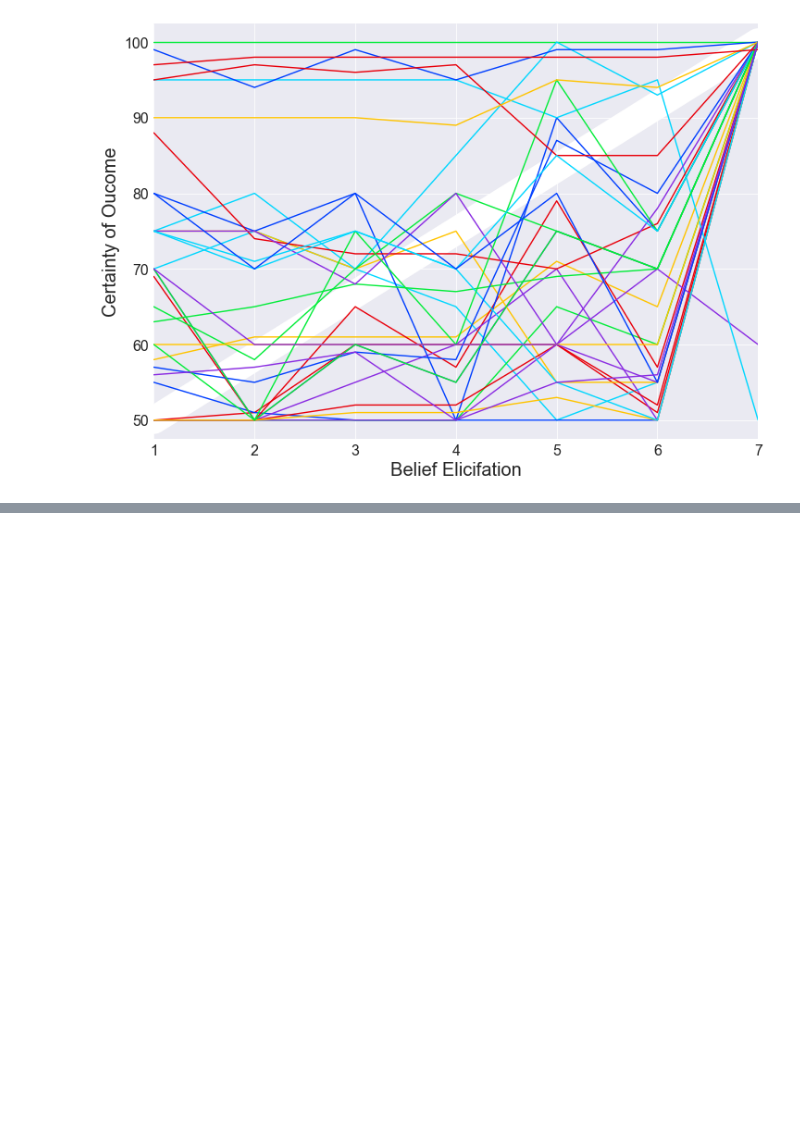
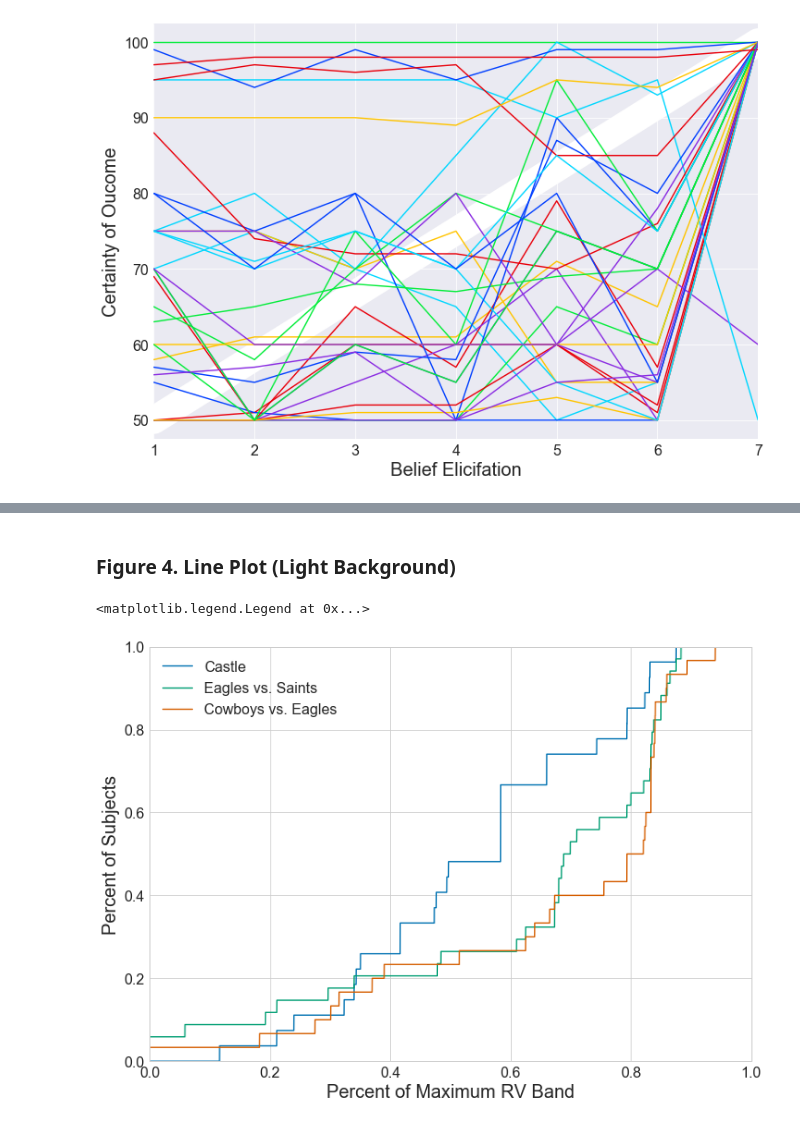
Before and after one commit to cesslab/Experiment-SuspenseAndSurprise, a Jupyter notebook: SchotterKesslerMcClellan_SuspenseAndSurprise.ipynb, the cells around one changed output, grey strips where cells are left out. Cells and saved outputs as stored; diff of their text form; code cells hidden in the pictures; blank space fills up the shorter version.

Commit message:
Added figure 4

```diff
--- a/SchotterKesslerMcClellan_SuspenseAndSurprise.ipynb
+++ b/SchotterKesslerMcClellan_SuspenseAndSurprise.ipynb
@@ -167,0 +172,3 @@ for col in range(1, len(f3df.columns) + 1):
+# %%
+f4df = pd.read_csv('data/figure_4.csv')
+f4df
@@ -167,0 +194,18 @@ for col in range(1, len(f3df.columns) + 1):
+# %% [markdown]
+### Figure 4. Line Plot (Light Background)
+# %%
+f4df.columns = ['cs', 'crv', 'ses','serv', 'ces', 'cerv']
+# %%
+plt.figure(figsize=(11.7,8.27))
+sns.set(context="paper", palette="colorblind", style="whitegrid", font_scale=2)
+plt.xlim(0, 1, 0.05)
+plt.ylim(0, 1, 0.1)
+plt.xlabel('Percent of Maximum RV Band', fontsize=20)
+plt.ylabel('Percent of Subjects', fontsize=20)
+l1, = plt.plot(f4df['crv'], f4df['cs'], label='Castle')
+l2, = plt.plot(f4df['serv'], f4df['ses'], label='Eagles vs. Saints')
+l3, = plt.plot(f4df['cerv'], f4df['ces'], label='Cowboys vs. Eagles')
+plt.legend(handles=[l1, l2, l3])
+# %% [output]
+<matplotlib.legend.Legend at 0x...>
+[figure, added]
```
Also changed, not shown: parts of 4 cells of this notebook.
